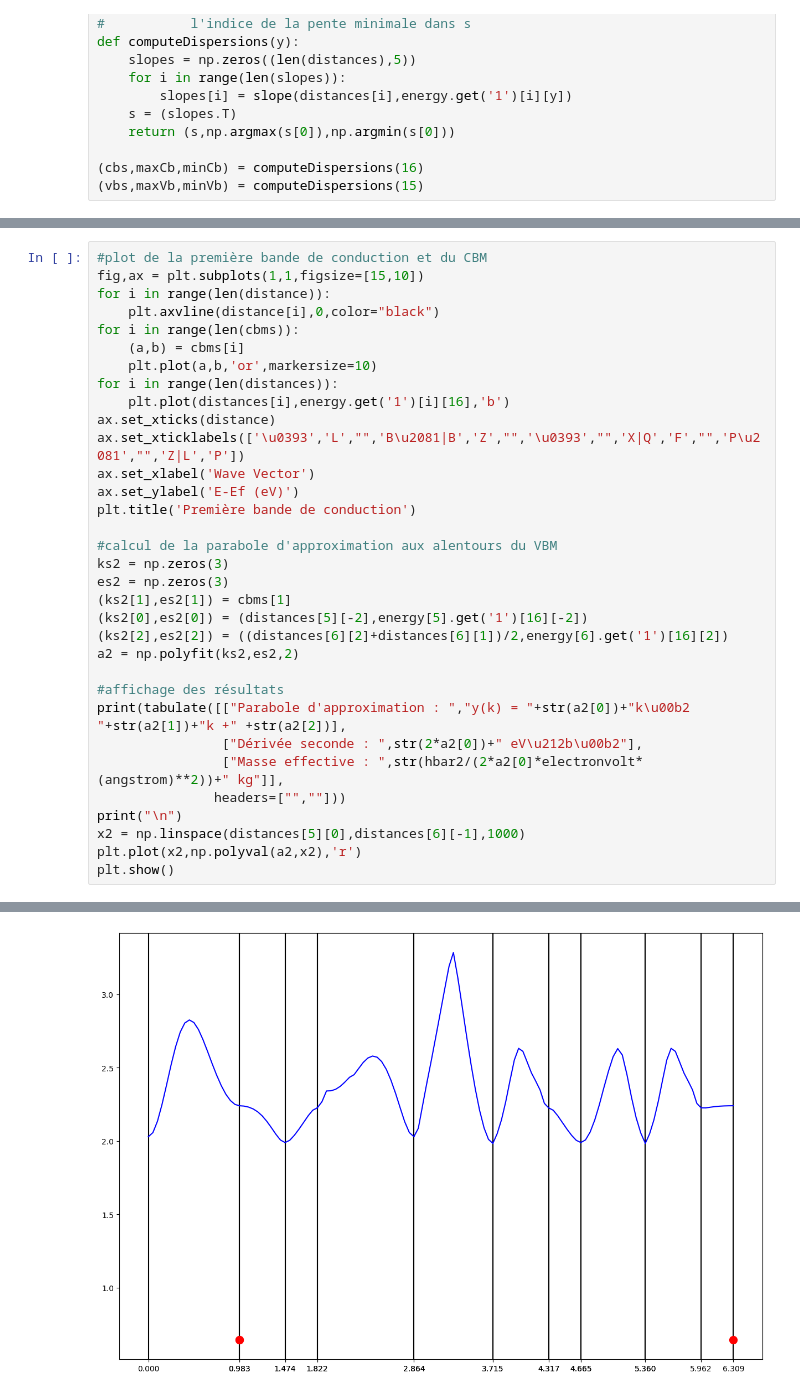
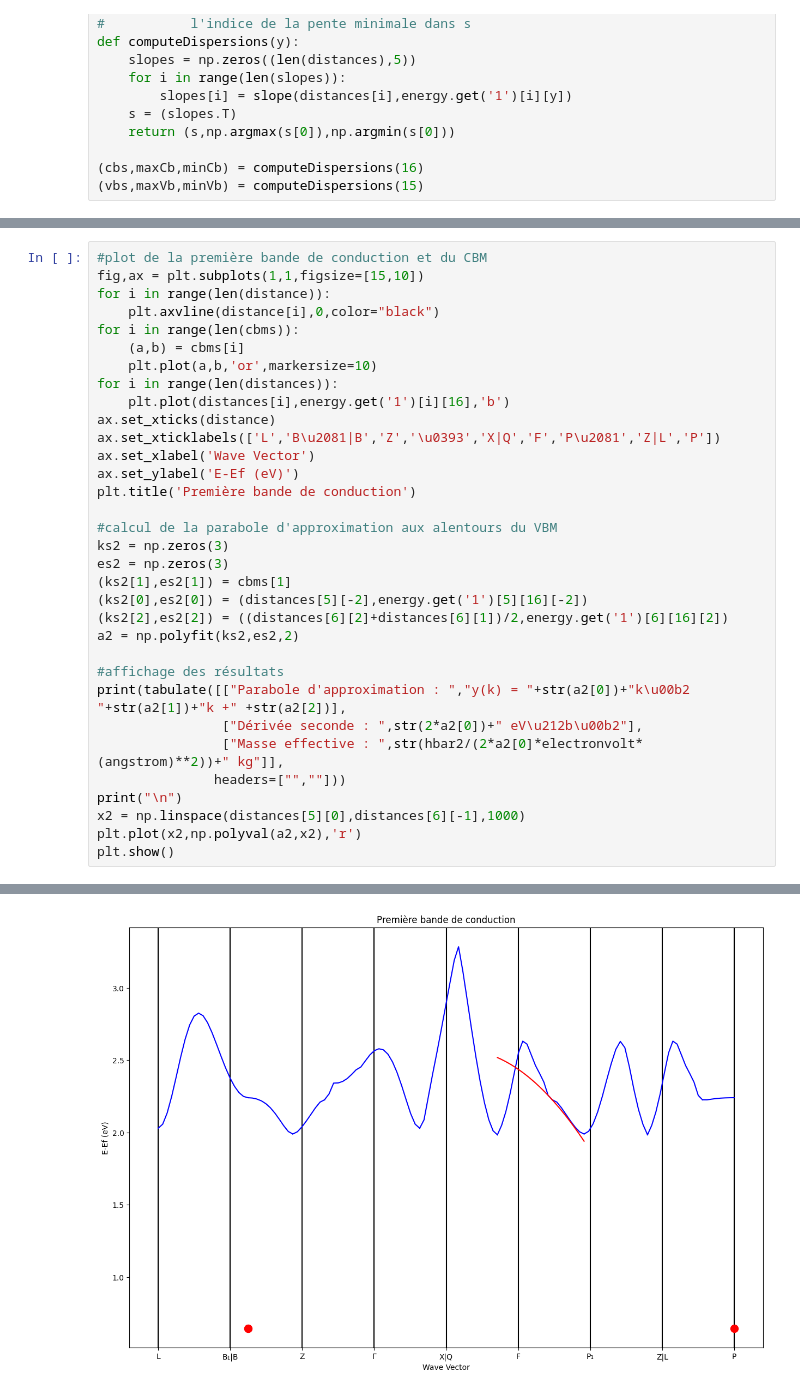
Before and after one commit to mauromatt/lmapr1492, a Jupyter notebook: el_bands.ipynb, the cells around one changed output, grey strips where cells are left out. Saved outputs shown, nothing was run; the diff lists cells and outputs as text.

```diff
--- a/el_bands.ipynb
+++ b/el_bands.ipynb
@@ -174,7 +176,7 @@ for i in range(len(cbms)):
 for i in range(len(distances)):
 	plt.plot(distances[i],energy.get('1')[i][16],'b')
 ax.set_xticks(distance)
-ax.set_xticklabels(['\u0393','L',"",'B\u2081|B','Z',"",'\u0393',"",'X|Q','F',"",'P\u2081',"",'Z|L','P'])
+ax.set_xticklabels(['L','B\u2081|B','Z','\u0393','X|Q','F','P\u2081','Z|L','P'])
 ax.set_xlabel('Wave Vector')
 ax.set_ylabel('E-Ef (eV)')
 plt.title('Première bande de conduction')
@@ -183,8 +185,8 @@ plt.title('Première bande de conduction')
 ks2 = np.zeros(3)
 es2 = np.zeros(3)
 (ks2[1],es2[1]) = cbms[1]
-(ks2[0],es2[0]) = (distances[5][-2],energy[5].get('1')[16][-2])
-(ks2[2],es2[2]) = ((distances[6][2]+distances[6][1])/2,energy[6].get('1')[16][2])
+(ks2[0],es2[0]) = (distances[5][-2],energy.get('1')[5][16][-2])
+(ks2[2],es2[2]) = ((distances[6][2]+distances[6][1])/2,energy.get('1')[6][16][2])
 a2 = np.polyfit(ks2,es2,2)
 
 #affichage des résultats
@@ -201 +206 @@ ValueError: The number of FixedLocator locations (19), usually from a call to se
-[figure, old version]
+[figure, new version]
```
Also changed, not shown: parts of 3 cells of this notebook.
